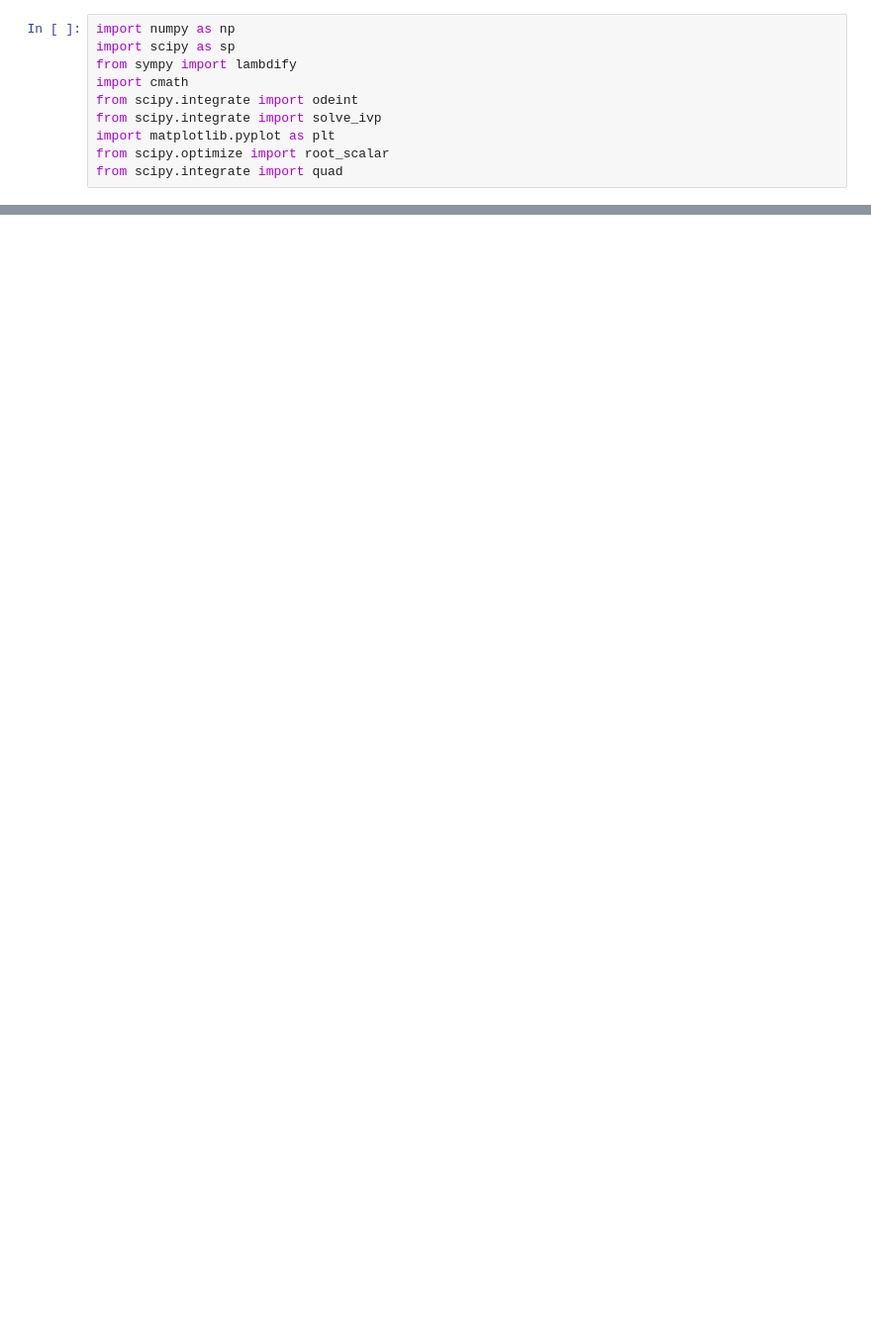
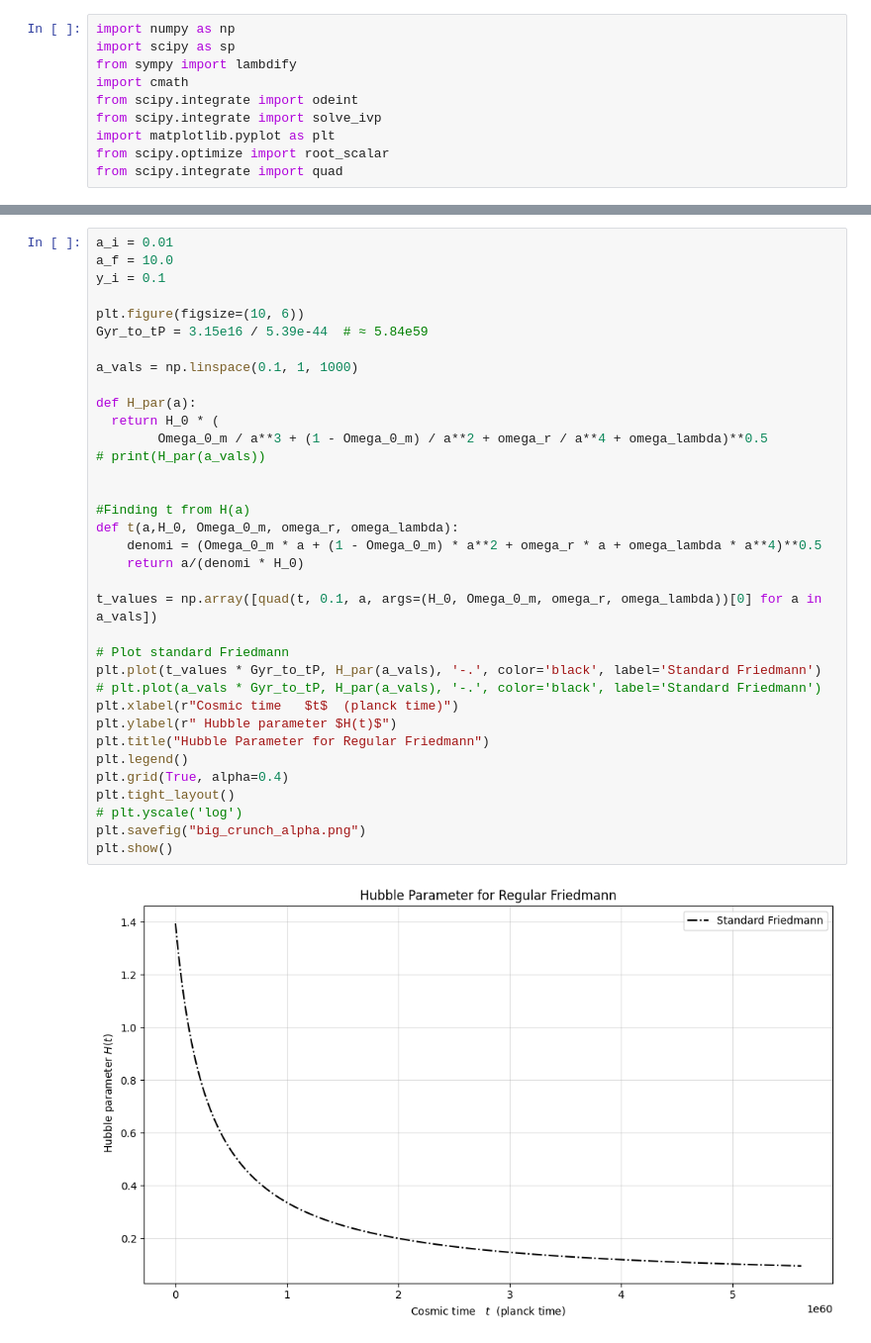
Before and after one commit to RohanBolle/BigCrunch, a Jupyter notebook: H0_plots.ipynb, the cells around one changed output, grey strips where cells are left out. Shown at 99% size. Drawn from its saved outputs; the diff is of its cells as text; blank space fills up the shorter version.

```diff
--- a/H0_plots.ipynb
+++ b/H0_plots.ipynb
@@ -21 +21,38 @@ omega_lambda = 0.0
 omega_0 = omega_lambda + omega_r + Omega_0_m
+# %%
+a_i = 0.01
+a_f = 10.0
+y_i = 0.1
+
+plt.figure(figsize=(10, 6))
+Gyr_to_tP = 3.15e16 / 5.39e-44  # ≈ 5.84e59
+
+a_vals = np.linspace(0.1, 1, 1000)
+
+def H_par(a):
+  return H_0 * (
+        Omega_0_m / a**3 + (1 - Omega_0_m) / a**2 + omega_r / a**4 + omega_lambda)**0.5
+# print(H_par(a_vals))
+
+
+#Finding t from H(a)
+def t(a,H_0, Omega_0_m, omega_r, omega_lambda):
+    denomi = (Omega_0_m * a + (1 - Omega_0_m) * a**2 + omega_r * a + omega_lambda * a**4)**0.5
+    return a/(denomi * H_0)
+
+t_values = np.array([quad(t, 0.1, a, args=(H_0, Omega_0_m, omega_r, omega_lambda))[0] for a in a_vals])
+
+# Plot standard Friedmann
+plt.plot(t_values * Gyr_to_tP, H_par(a_vals), '-.', color='black', label='Standard Friedmann')
+# plt.plot(a_vals * Gyr_to_tP, H_par(a_vals), '-.', color='black', label='Standard Friedmann')
+plt.xlabel(r"Cosmic time   $t$  (planck time)")
+plt.ylabel(r" Hubble parameter $H(t)$")
+plt.title("Hubble Parameter for Regular Friedmann")
+plt.legend()
+plt.grid(True, alpha=0.4)
+plt.tight_layout()
+# plt.yscale('log')
+plt.savefig("big_crunch_alpha.png")
+plt.show()
+# %% [output]
+[figure, added]
```
Also changed, not shown: parts of 6 cells of this notebook.
